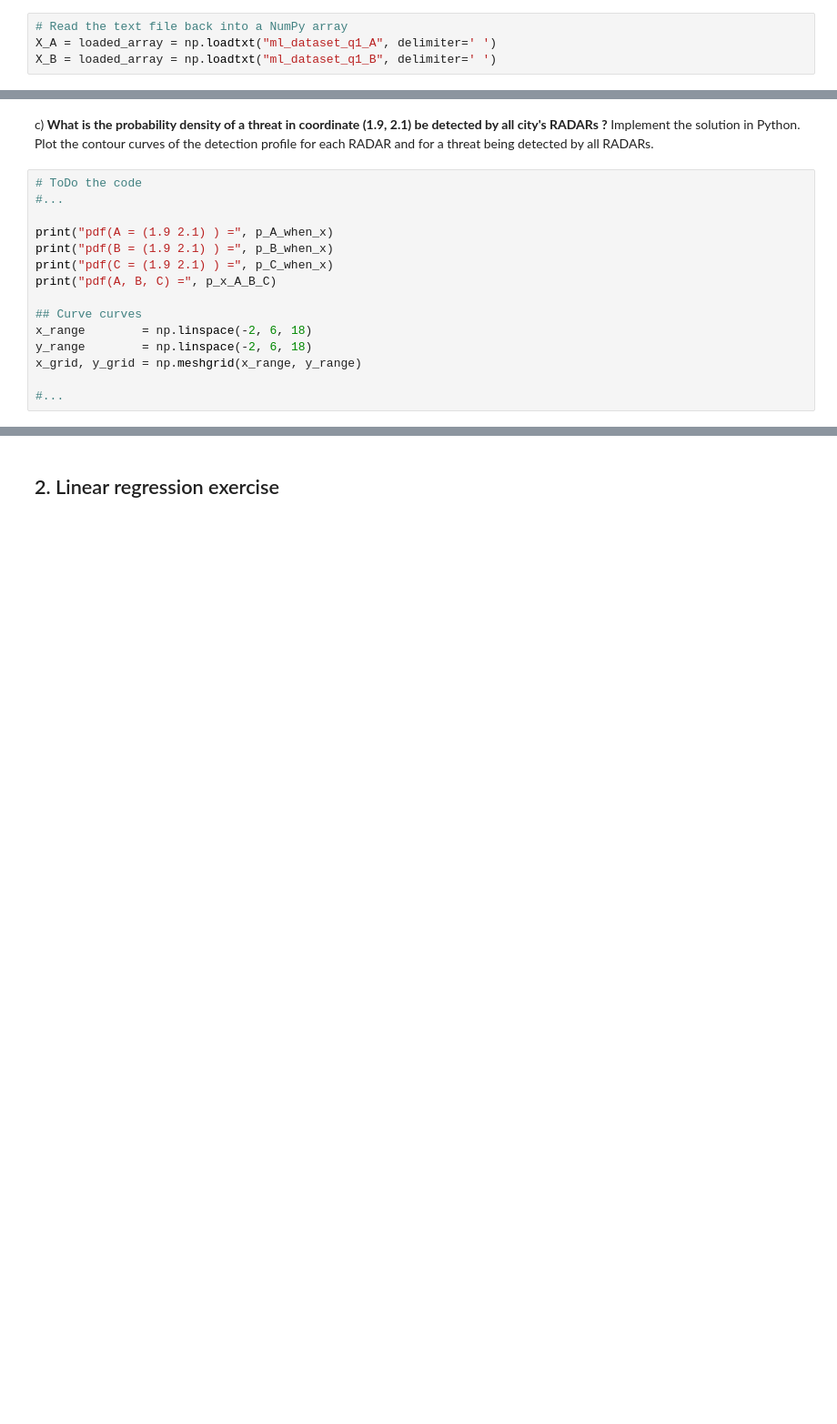
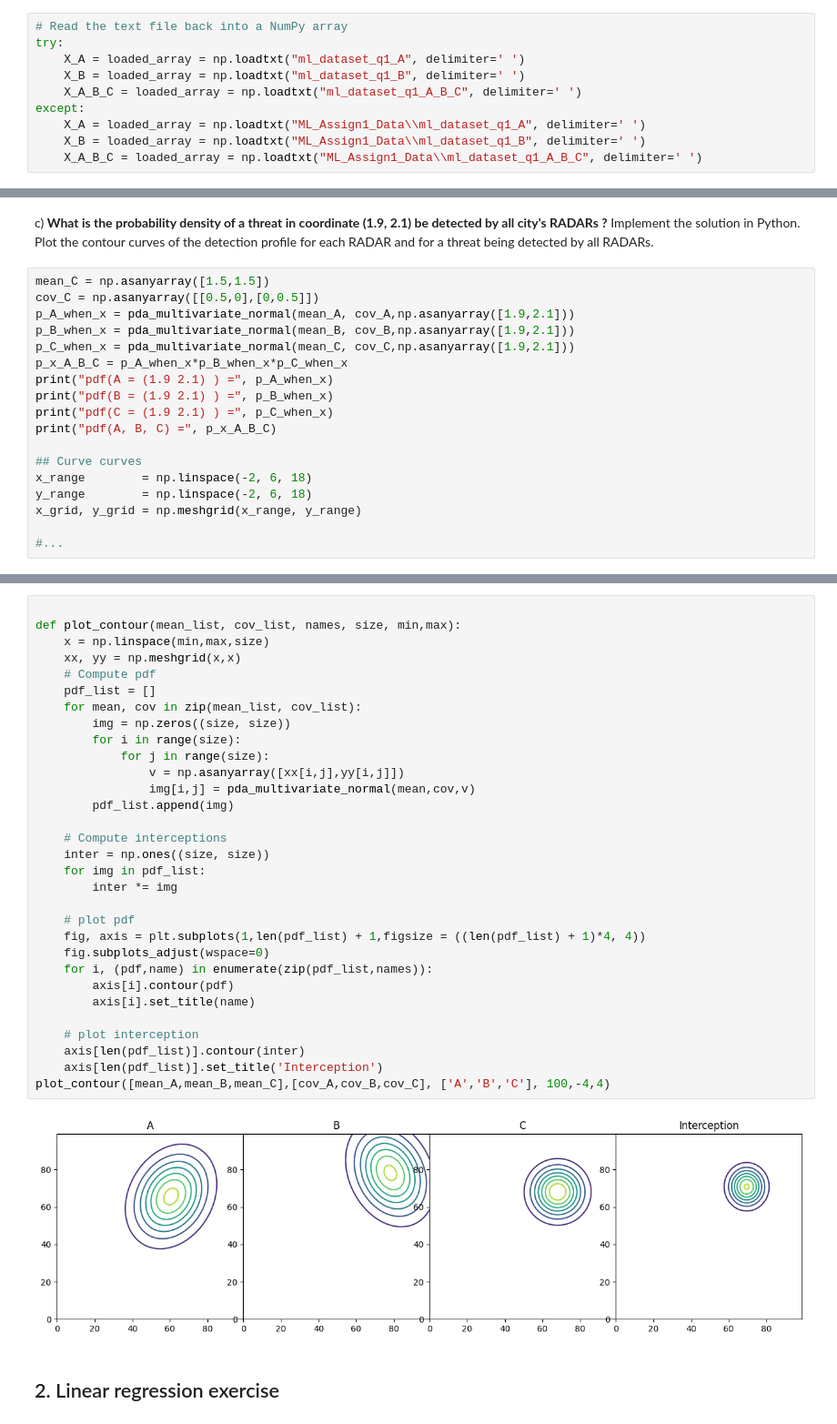
Before and after one commit to Leo00010011/FMLCV, a Jupyter notebook: Assignment1_pack/Assignment1_students.ipynb, the cells around one changed output, grey strips where cells are left out. Shown at 91% size. Saved outputs shown, nothing was run; the diff lists cells and outputs as text; blank space fills up the shorter version.

```diff
--- a/Assignment1_pack/Assignment1_students.ipynb
+++ b/Assignment1_pack/Assignment1_students.ipynb
@@ -65,7 +77,13 @@ Tip: use the [Latex syntaxe](https://colab.research.google.com/github/bebi103a/b
 # %%
 # Read the text file back into a NumPy array
-X_A = loaded_array = np.loadtxt("ml_dataset_q1_A", delimiter=' ')
-X_B = loaded_array = np.loadtxt("ml_dataset_q1_B", delimiter=' ')
+try:
+    X_A = loaded_array = np.loadtxt("ml_dataset_q1_A", delimiter=' ')
+    X_B = loaded_array = np.loadtxt("ml_dataset_q1_B", delimiter=' ')
+    X_A_B_C = loaded_array = np.loadtxt("ml_dataset_q1_A_B_C", delimiter=' ')
+except:
+    X_A = loaded_array = np.loadtxt("ML_Assign1_Data\\ml_dataset_q1_A", delimiter=' ')
+    X_B = loaded_array = np.loadtxt("ML_Assign1_Data\\ml_dataset_q1_B", delimiter=' ')
+    X_A_B_C = loaded_array = np.loadtxt("ML_Assign1_Data\\ml_dataset_q1_A_B_C", delimiter=' ')
 # %%
 # ToDo the code
 #...
@@ -89,9 +146,12 @@ print("pdf(B = (1.5 1.5) ) =", p_B_when_x)
 # %% [markdown]
 c) **What is the probability density of a threat in coordinate (1.9, 2.1) be detected by all city's RADARs ?** Implement the solution in Python. Plot the contour curves of the detection profile for each RADAR and for a threat being detected by all RADARs.
 # %%
-# ToDo the code
-#...
-
+mean_C = np.asanyarray([1.5,1.5])
+cov_C = np.asanyarray([[0.5,0],[0,0.5]])
+p_A_when_x = pda_multivariate_normal(mean_A, cov_A,np.asanyarray([1.9,2.1]))
+p_B_when_x = pda_multivariate_normal(mean_B, cov_B,np.asanyarray([1.9,2.1]))
+p_C_when_x = pda_multivariate_normal(mean_C, cov_C,np.asanyarray([1.9,2.1]))
+p_x_A_B_C = p_A_when_x*p_B_when_x*p_C_when_x
 print("pdf(A = (1.9 2.1) ) =", p_A_when_x)
 print("pdf(B = (1.9 2.1) ) =", p_B_when_x)
 print("pdf(C = (1.9 2.1) ) =", p_C_when_x)
@@ -106,3 +171,36 @@ x_grid, y_grid = np.meshgrid(x_range, y_range)
+# %%
+
+def plot_contour(mean_list, cov_list, names, size, min,max):
+    x = np.linspace(min,max,size)
+    xx, yy = np.meshgrid(x,x)
+    # Compute pdf
+    pdf_list = []
+    for mean, cov in zip(mean_list, cov_list):
+        img = np.zeros((size, size))
+        for i in range(size):
+            for j in range(size):
+                v = np.asanyarray([xx[i,j],yy[i,j]])
+                img[i,j] = pda_multivariate_normal(mean,cov,v)
+        pdf_list.append(img)
+
+    # Compute interceptions
+    inter = np.ones((size, size))
+    for img in pdf_list:
+        inter *= img
+
+    # plot pdf
+    fig, axis = plt.subplots(1,len(pdf_list) + 1,figsize = ((len(pdf_list) + 1)*4, 4))
+    fig.subplots_adjust(wspace=0)
+    for i, (pdf,name) in enumerate(zip(pdf_list,names)):
+        axis[i].contour(pdf)
+        axis[i].set_title(name)
+
+    # plot interception
+    axis[len(pdf_list)].contour(inter)
+    axis[len(pdf_list)].set_title('Interception')
+plot_contour([mean_A,mean_B,mean_C],[cov_A,cov_B,cov_C], ['A','B','C'], 100,-4,4)
+# %% [output]
+[figure, added]
 # %% [markdown]
 ## 2. Linear regression exercise
 # %% [markdown]
```
Also changed, not shown: parts of 5 cells of this notebook.
